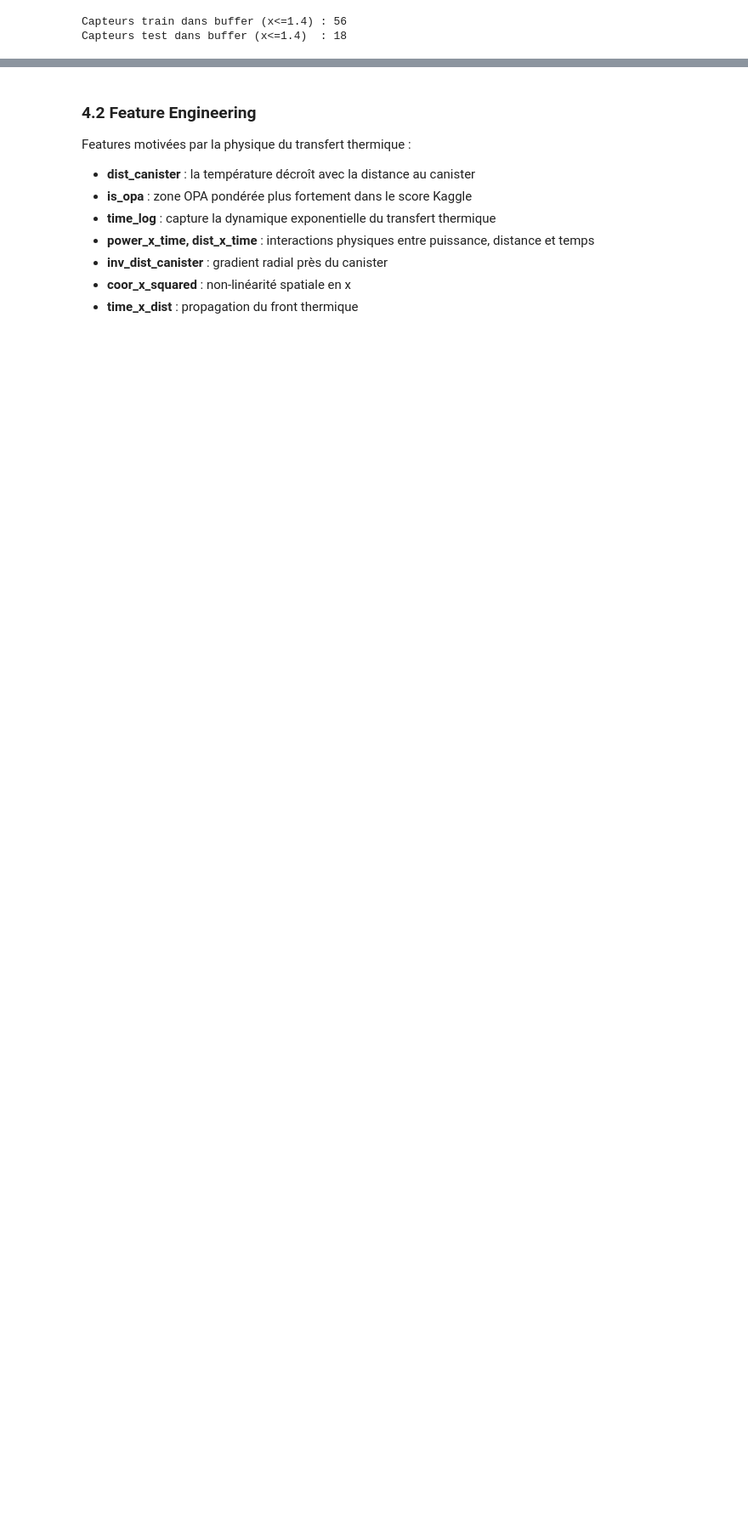
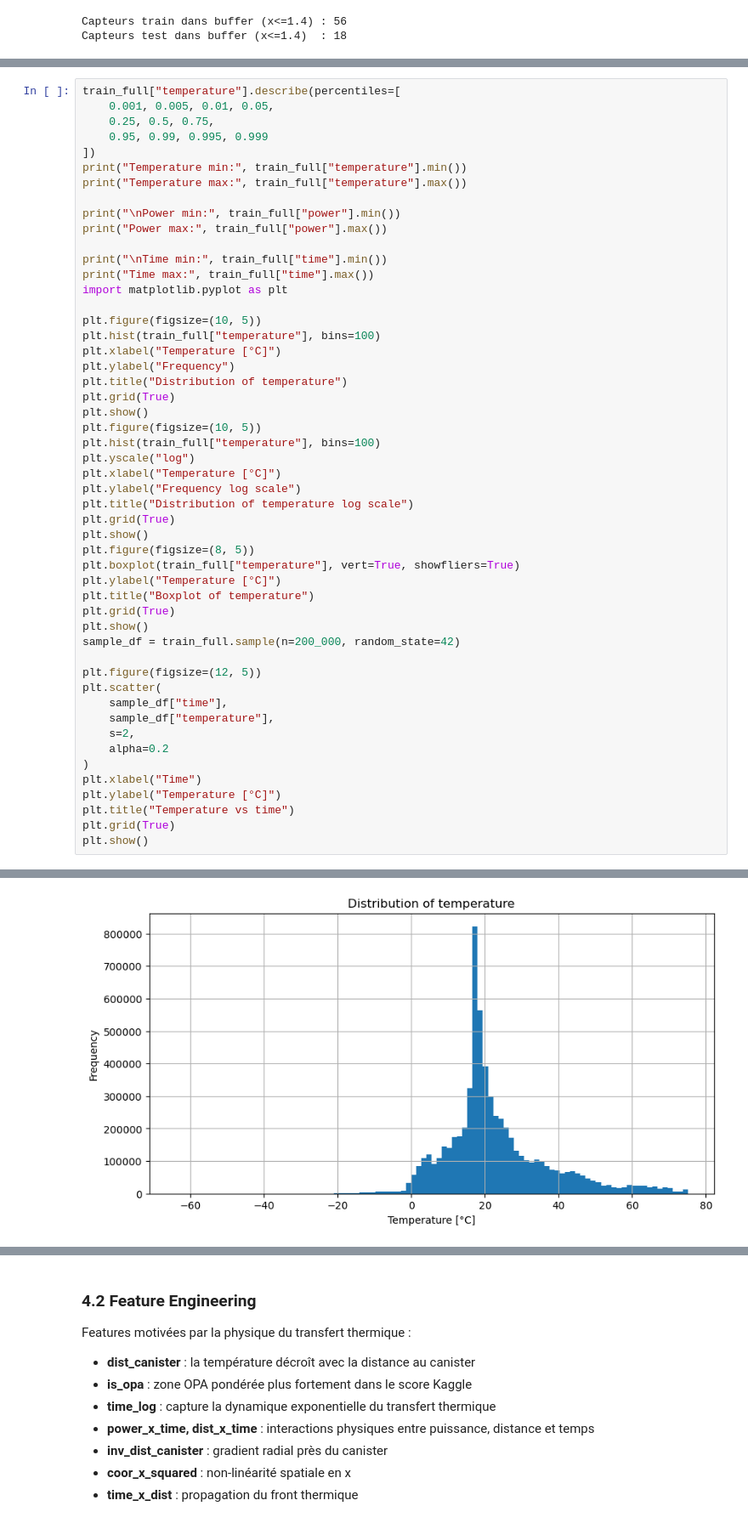
Before and after one commit to NourNaja-leb/IntroML-2026, a Jupyter notebook: ml_project/train_rf.ipynb, the cells around one changed output, grey strips where cells are left out. Shown at 85% size. Drawn from its saved outputs; the diff is of its cells as text; blank space fills up the shorter version.

```diff
--- a/ml_project/train_rf.ipynb
+++ b/ml_project/train_rf.ipynb
@@ -217,0 +577,52 @@ Total supprimées : 208116 (3.1%)
+# %%
+train_full["temperature"].describe(percentiles=[
+    0.001, 0.005, 0.01, 0.05,
+    0.25, 0.5, 0.75,
+    0.95, 0.99, 0.995, 0.999
+])
+print("Temperature min:", train_full["temperature"].min())
+print("Temperature max:", train_full["temperature"].max())
+
+print("\nPower min:", train_full["power"].min())
+print("Power max:", train_full["power"].max())
+
+print("\nTime min:", train_full["time"].min())
+print("Time max:", train_full["time"].max())
+import matplotlib.pyplot as plt
+
+plt.figure(figsize=(10, 5))
+plt.hist(train_full["temperature"], bins=100)
+plt.xlabel("Temperature [°C]")
+plt.ylabel("Frequency")
+plt.title("Distribution of temperature")
+plt.grid(True)
+plt.show()
+plt.figure(figsize=(10, 5))
+plt.hist(train_full["temperature"], bins=100)
+plt.yscale("log")
+plt.xlabel("Temperature [°C]")
+plt.ylabel("Frequency log scale")
+plt.title("Distribution of temperature log scale")
+plt.grid(True)
+plt.show()
+plt.figure(figsize=(8, 5))
+plt.boxplot(train_full["temperature"], vert=True, showfliers=True)
+plt.ylabel("Temperature [°C]")
+plt.title("Boxplot of temperature")
+plt.grid(True)
+plt.show()
+sample_df = train_full.sample(n=200_000, random_state=42)
+
+plt.figure(figsize=(12, 5))
+plt.scatter(
+    sample_df["time"],
+    sample_df["temperature"],
+    s=2,
+    alpha=0.2
+)
+plt.xlabel("Time")
+plt.ylabel("Temperature [°C]")
+plt.title("Temperature vs time")
+plt.grid(True)
+plt.show()
+# %% [output]
@@ -217,0 +637 @@ Total supprimées : 208116 (3.1%)
+[figure, added]
```
Also changed, not shown: parts of 37 cells of this notebook, 3 other files.
